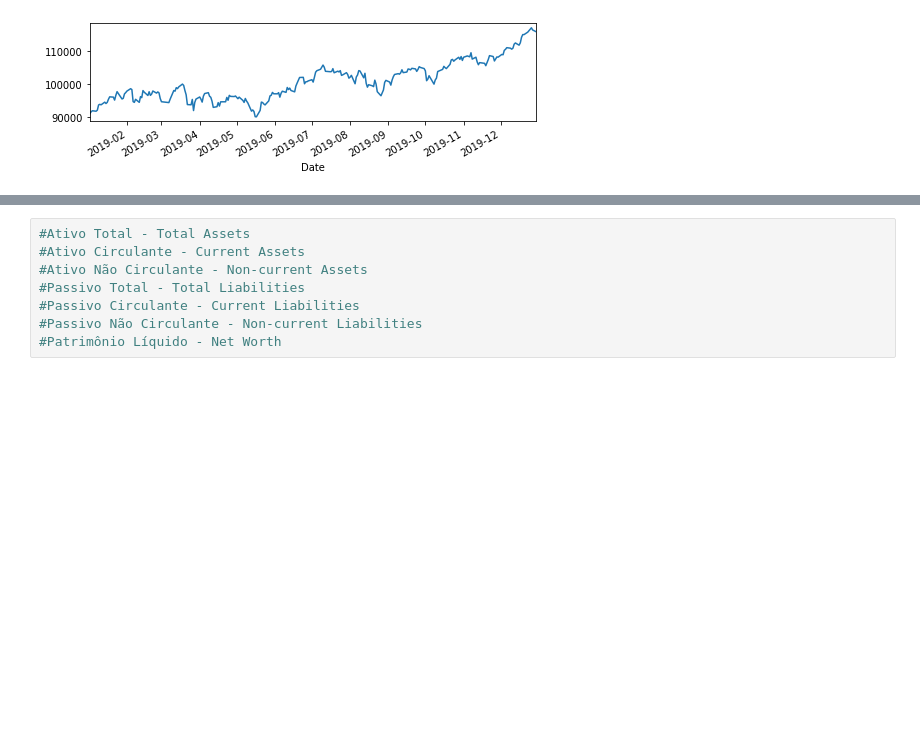
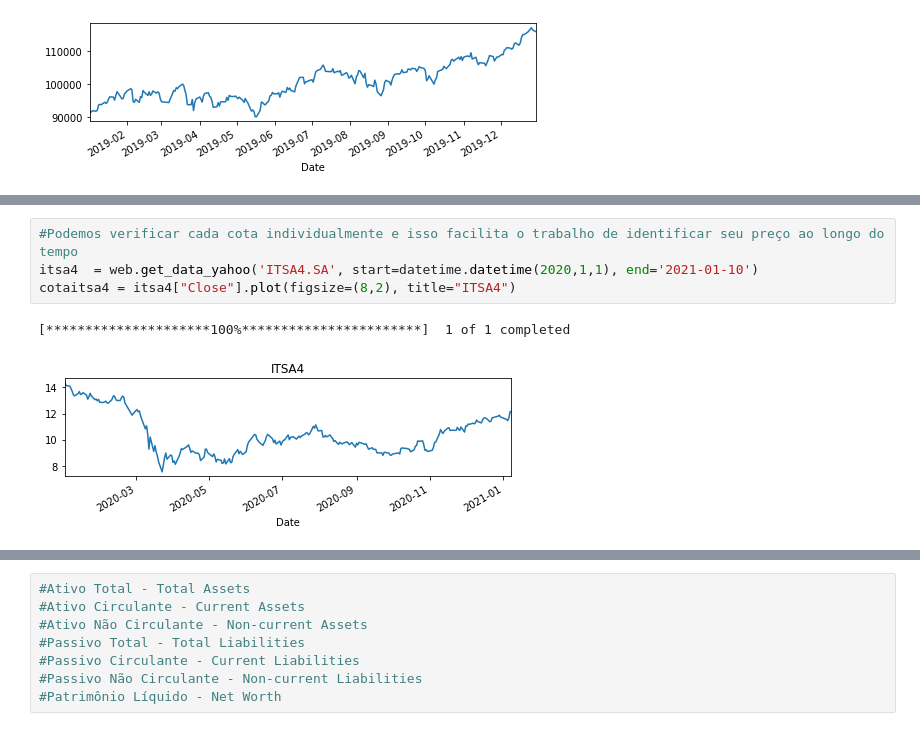
Before and after one commit to kioolz/Kioolz-World, a Jupyter notebook: IBOV.ipynb, the cells around one changed output, grey strips where cells are left out. Cells and saved outputs as stored; diff of their text form; blank space fills up the shorter version.

```diff
--- a/IBOV.ipynb
+++ b/IBOV.ipynb
@@ -248,0 +191,7 @@ cotaknri11 = knri11["Close"].plot(figsize=(8,2), label="knri11")
+# %%
+#Podemos verificar cada cota individualmente e isso facilita o trabalho de identificar seu preço ao longo do tempo
+itsa4  = web.get_data_yahoo('ITSA4.SA', start=datetime.datetime(2020,1,1), end='2021-01-10')
+cotaitsa4 = itsa4["Close"].plot(figsize=(8,2), title="ITSA4")
+# %% [output]
+[*********************100%***********************]  1 of 1 completed
+[figure, added]
```
Also changed, not shown: parts of 45 cells of this notebook.
